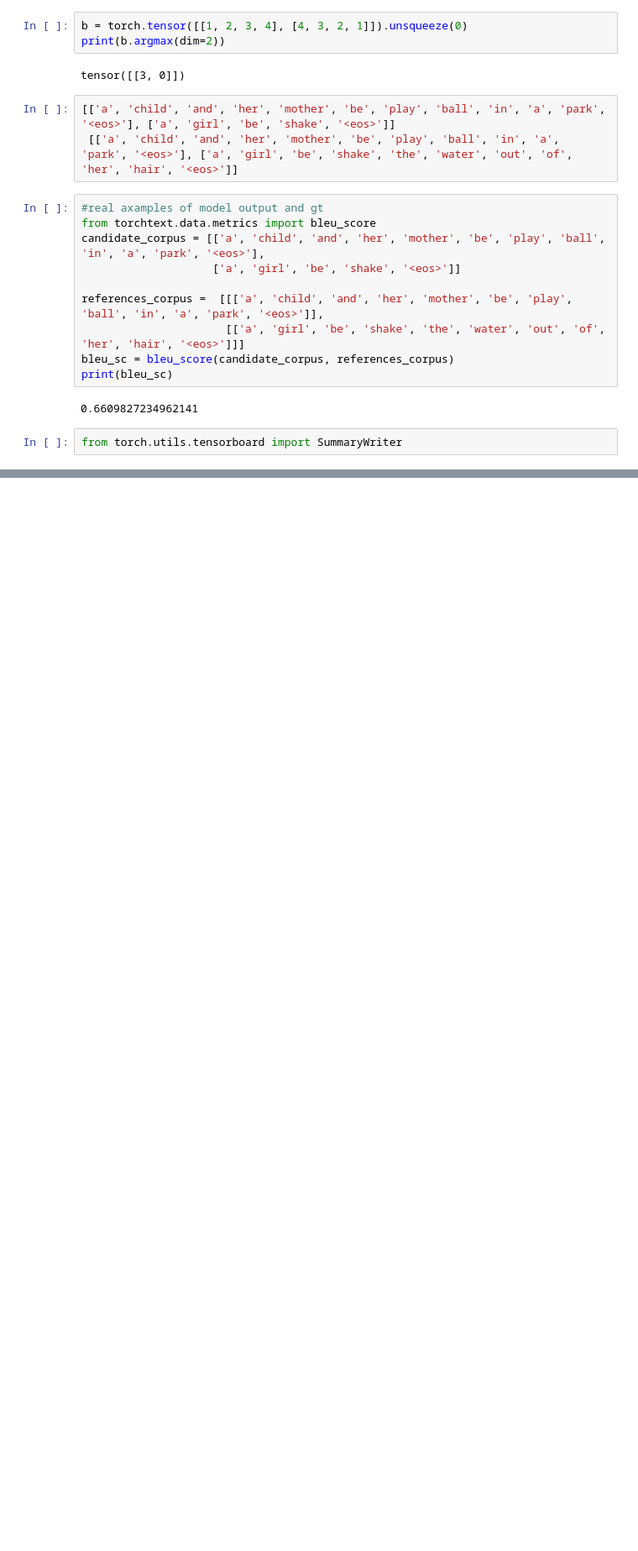
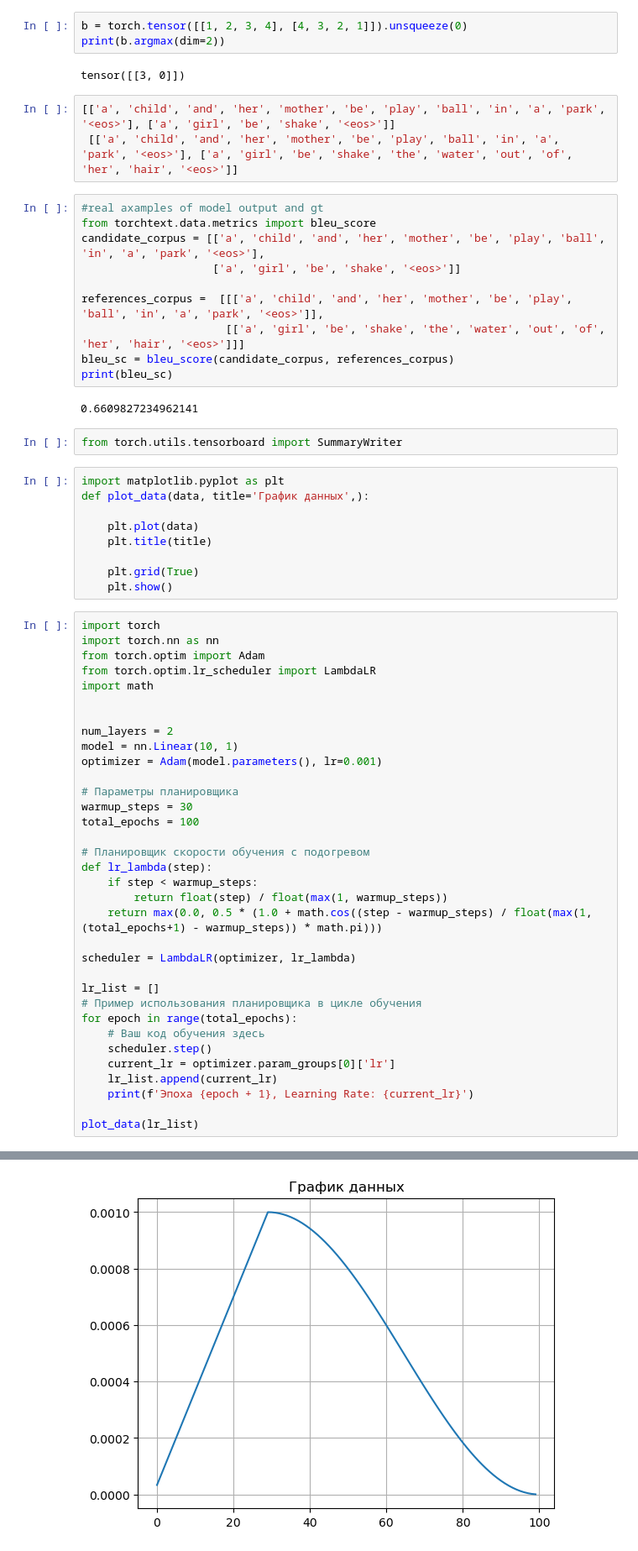
Before and after one commit to Bog3008/Image-Captioning-on-flickr-8k, a Jupyter notebook: experiments.ipynb, the cells around one changed output, grey strips where cells are left out. Shown at 84% size. Cells and saved outputs as stored; diff of their text form; blank space fills up the shorter version.

```diff
--- a/experiments.ipynb
+++ b/experiments.ipynb
@@ -573,3 +573,47 @@ print(bleu_sc)
 0.6609827234962141
 # %%
 from torch.utils.tensorboard import SummaryWriter
+# %%
+import matplotlib.pyplot as plt
+def plot_data(data, title='График данных',):
+
+    plt.plot(data)
+    plt.title(title)
+
+    plt.grid(True)
+    plt.show()
+# %%
+import torch
+import torch.nn as nn
+from torch.optim import Adam
+from torch.optim.lr_scheduler import LambdaLR
+import math
+
+
+num_layers = 2
+model = nn.Linear(10, 1)
+optimizer = Adam(model.parameters(), lr=0.001)
+
+# Параметры планировщика
+warmup_steps = 30
+total_epochs = 100
+
+# Планировщик скорости обучения с подогревом
+def lr_lambda(step):
+    if step < warmup_steps:
+        return float(step) / float(max(1, warmup_steps))
+    return max(0.0, 0.5 * (1.0 + math.cos((step - warmup_steps) / float(max(1, (total_epochs+1) - warmup_steps)) * math.pi)))
+
+scheduler = LambdaLR(optimizer, lr_lambda)
+
+lr_list = []
+# Пример использования планировщика в цикле обучения
+for epoch in range(total_epochs):
+    # Ваш код обучения здесь
+    scheduler.step()
+    current_lr = optimizer.param_groups[0]['lr']
+    lr_list.append(current_lr)
+    print(f'Эпоха {epoch + 1}, Learning Rate: {current_lr}')
+
+plot_data(lr_list)
+# %% [output]
@@ -575,0 +637 @@ from torch.utils.tensorboard import SummaryWriter
+[figure, added]
```
Also changed, not shown: parts of 1 cell of this notebook, 3 other files.
